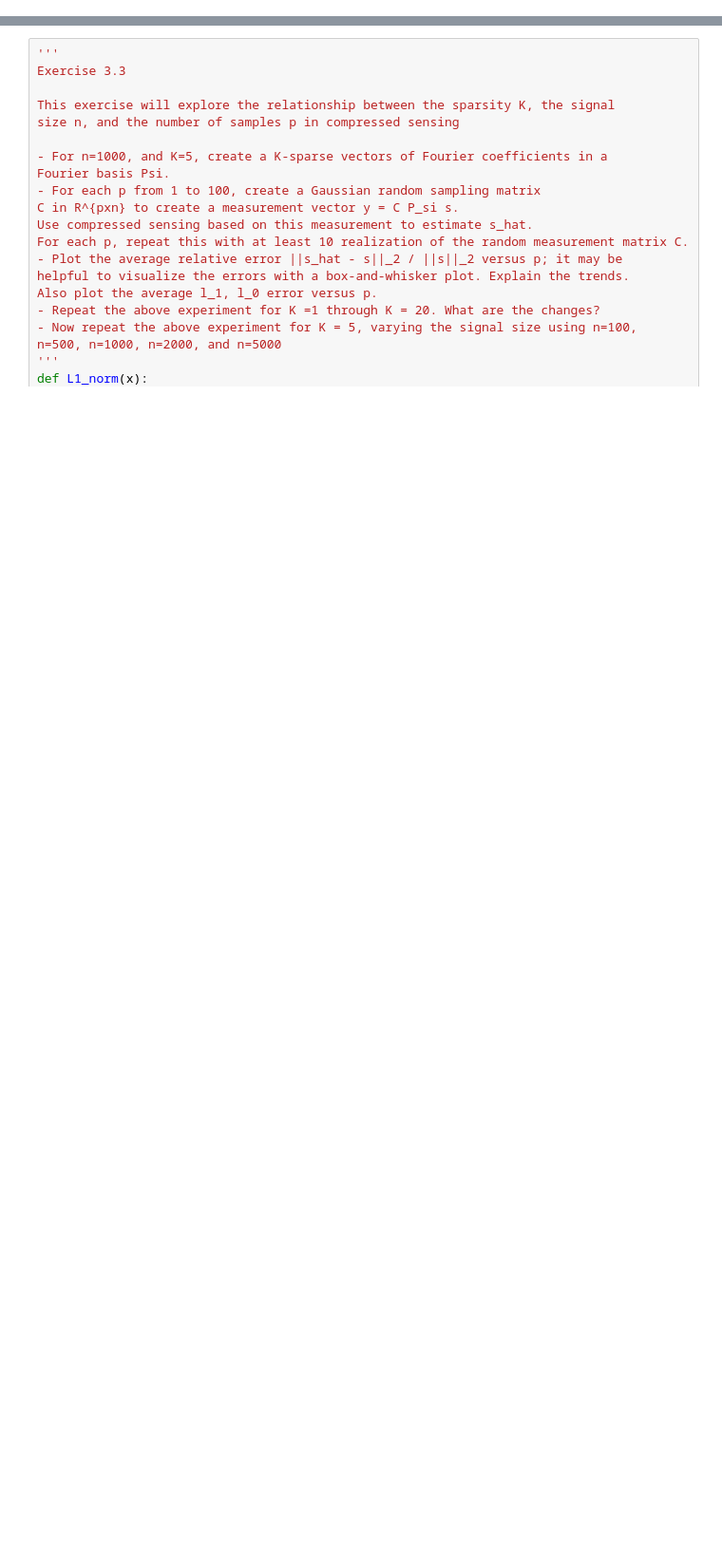
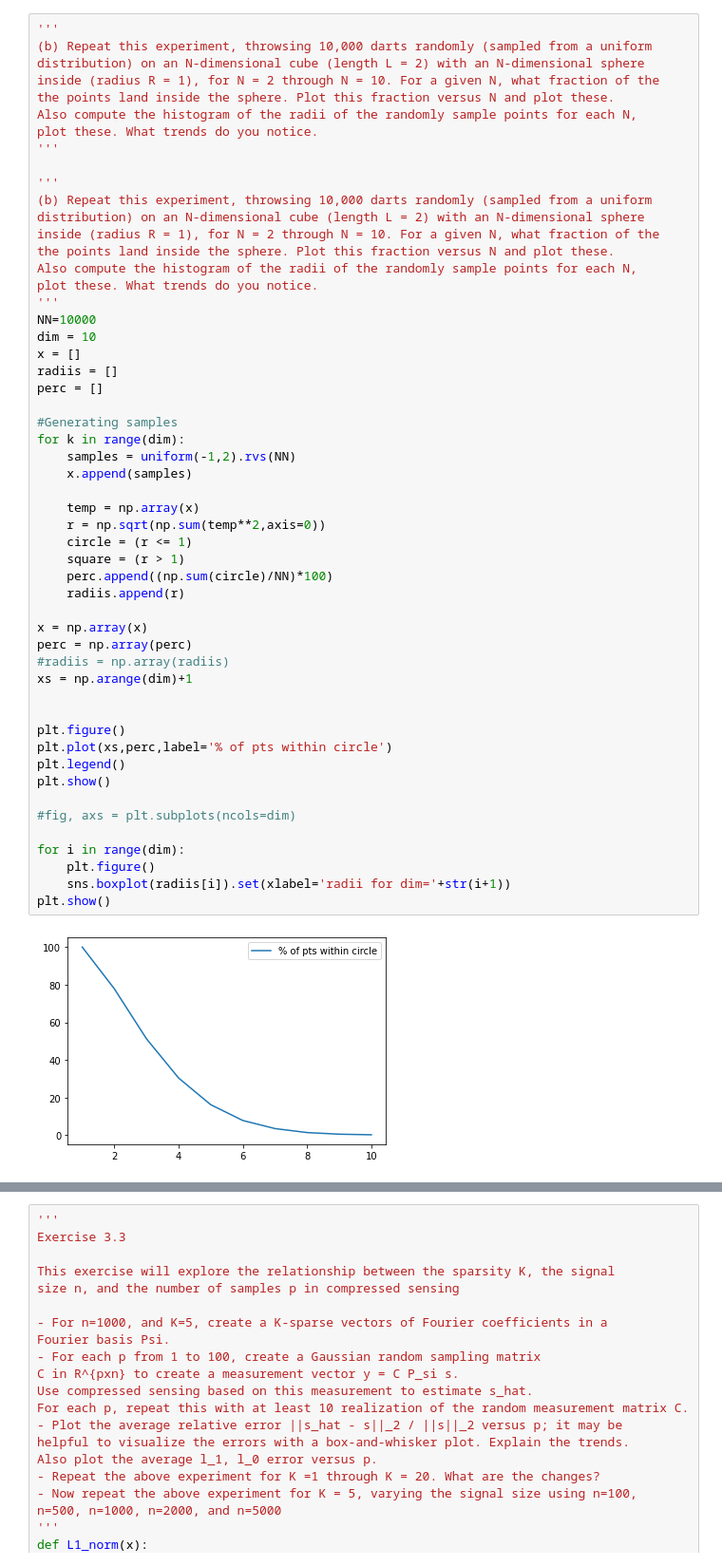
Before and after one commit to german34/math6397_villalobos, a Jupyter notebook: chapter3_hw.ipynb, the cells around one changed output, grey strips where cells are left out. Shown at 95% size. Cells and saved outputs as stored; diff of their text form; blank space fills up the shorter version.

```diff
--- a/chapter3_hw.ipynb
+++ b/chapter3_hw.ipynb
@@ -97,0 +120,55 @@ This is a bit counterintutive to me given that any value within the given interv
+# %%
+'''
+(b) Repeat this experiment, throwsing 10,000 darts randomly (sampled from a uniform
+distribution) on an N-dimensional cube (length L = 2) with an N-dimensional sphere
+inside (radius R = 1), for N = 2 through N = 10. For a given N, what fraction of the
+the points land inside the sphere. Plot this fraction versus N and plot these.
+Also compute the histogram of the radii of the randomly sample points for each N,
+plot these. What trends do you notice.
+'''
+
+'''
+(b) Repeat this experiment, throwsing 10,000 darts randomly (sampled from a uniform
+distribution) on an N-dimensional cube (length L = 2) with an N-dimensional sphere
+inside (radius R = 1), for N = 2 through N = 10. For a given N, what fraction of the
+the points land inside the sphere. Plot this fraction versus N and plot these.
+Also compute the histogram of the radii of the randomly sample points for each N,
+plot these. What trends do you notice.
+'''
+NN=10000
+dim = 10
+x = []
+radiis = []
+perc = []
+
+#Generating samples
+for k in range(dim):
+    samples = uniform(-1,2).rvs(NN)
+    x.append(samples)
+
+    temp = np.array(x)
+    r = np.sqrt(np.sum(temp**2,axis=0))
+    circle = (r <= 1)
+    square = (r > 1)
+    perc.append((np.sum(circle)/NN)*100)
+    radiis.append(r)
+
+x = np.array(x)
+perc = np.array(perc)
+#radiis = np.array(radiis)
+xs = np.arange(dim)+1
+
+
+plt.figure()
+plt.plot(xs,perc,label='% of pts within circle')
+plt.legend()
+plt.show()
+
+#fig, axs = plt.subplots(ncols=dim)
+
+for i in range(dim):
+    plt.figure()
+    sns.boxplot(radiis[i]).set(xlabel='radii for dim='+str(i+1))
+plt.show()
+# %% [output]
+[figure, added]
```
Also changed, not shown: parts of 4 cells of this notebook.
